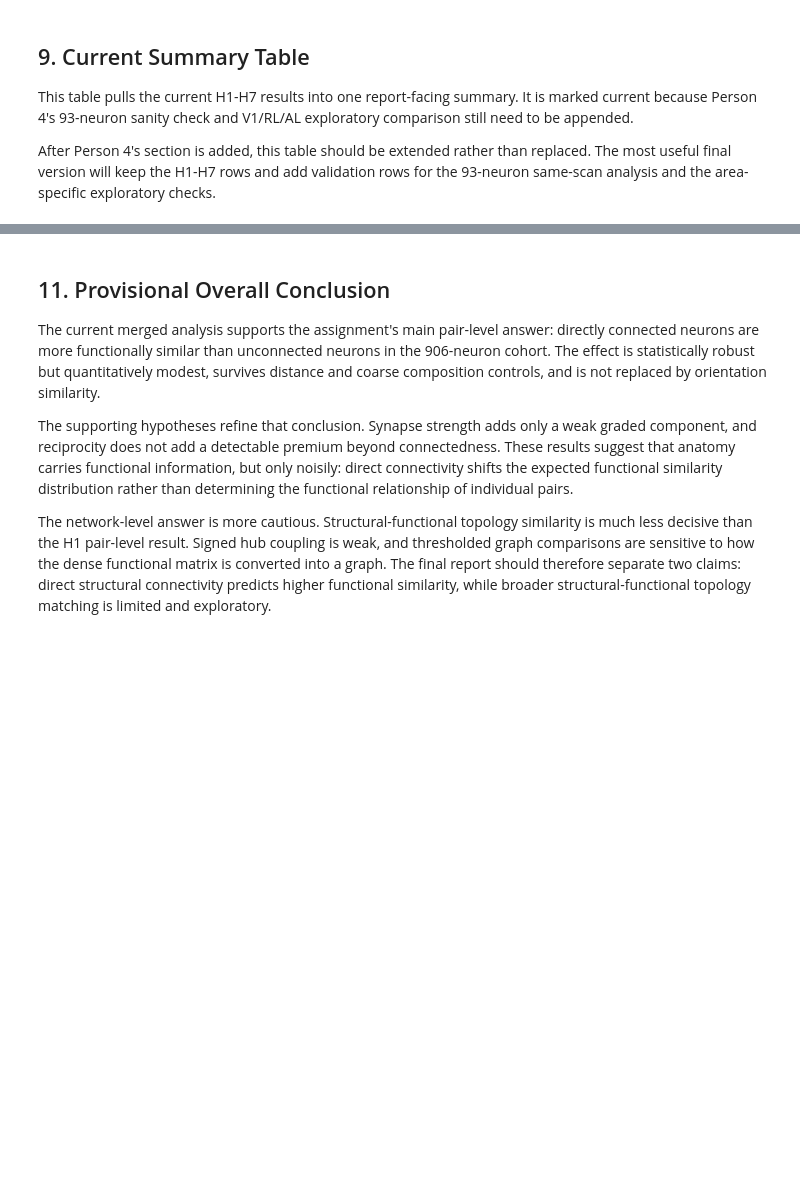
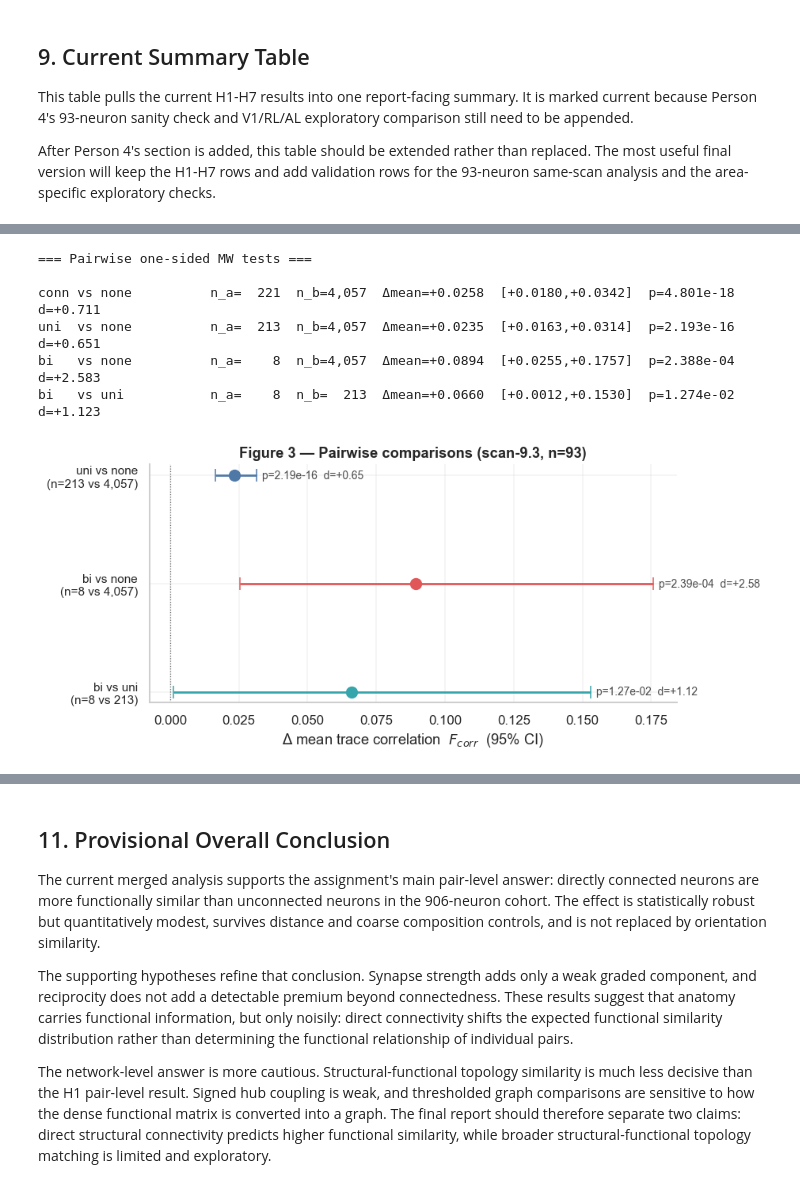
Before and after one commit to BCRLeo/Neuro, a Jupyter notebook: FINAL.ipynb, the cells around one changed output, grey strips where cells are left out. Cells and saved outputs as stored; diff of their text form; code cells hidden in the pictures; blank space fills up the shorter version.

```diff
--- a/FINAL.ipynb
+++ b/FINAL.ipynb
@@ -2178,0 +2504,36 @@ This section should be written as validation and scope extension. It should not
+# %%
+print('=== Pairwise one-sided MW tests ===\n')
+r1 = mw_row('conn vs none', f_conn, f_none)
+r2 = mw_row('uni  vs none', f_uni,  f_none)
+r3 = mw_row('bi   vs none', f_bi,   f_none)
+r4 = mw_row('bi   vs uni',  f_bi,   f_uni)
+for r in [r1, r2, r3, r4]:
+    print(f'{r["comparison"]:<20}  n_a={r["n_conn"]:>5,}  n_b={r["n_ctrl"]:>5,}  '
+          f'Δmean={r["mean_diff"]:+.4f}  [{r["ci_lo"]:+.4f},{r["ci_hi"]:+.4f}]  '
+          f'p={r["p_one_sided"]:.3e}  d={r["cohens_d"]:+.3f}')
+
+fig, ax = plt.subplots(figsize=(8.5, 3.8))
+results_pw = [r2, r3, r4]
+labels_pw  = ['uni vs none\n(n=213 vs 4,057)', 'bi vs none\n(n=8 vs 4,057)', 'bi vs uni\n(n=8 vs 213)']
+ypos = np.arange(len(results_pw))[::-1]
+for y_, r_, c_ in zip(ypos, results_pw, [PAL_CONN['uni'], PAL_CONN['bi'], RAMP_SEQ(0.65)]):
+    ax.errorbar(r_['mean_diff'], y_,
+                xerr=[[r_['mean_diff'] - r_['ci_lo']], [r_['ci_hi'] - r_['mean_diff']]],
+                fmt='o', color=c_, markersize=9, capsize=5, lw=1.8)
+    ax.text(r_['ci_hi'] + 0.002, y_, f"p={r_['p_one_sided']:.2e}  d={r_['cohens_d']:+.2f}",
+            va='center', fontsize=9, color='0.3')
+ax.axvline(0, color='0.4', lw=0.8, ls=':')
+ax.set_yticks(ypos); ax.set_yticklabels(labels_pw, fontsize=10)
+ax.set_xlabel('Δ mean trace correlation  $F_{corr}$  (95% CI)')
+ax.set_title('Figure 3 — Pairwise comparisons (scan-9.3, n=93)')
+plt.tight_layout(); plt.show()
+
+PAIRWISE_93 = [r1, r2, r3, r4]
+# %% [output]
+=== Pairwise one-sided MW tests ===
+
+conn vs none          n_a=  221  n_b=4,057  Δmean=+0.0258  [+0.0180,+0.0342]  p=4.801e-18  d=+0.711
+uni  vs none          n_a=  213  n_b=4,057  Δmean=+0.0235  [+0.0163,+0.0314]  p=2.193e-16  d=+0.651
+bi   vs none          n_a=    8  n_b=4,057  Δmean=+0.0894  [+0.0255,+0.1757]  p=2.388e-04  d=+2.583
+bi   vs uni           n_a=    8  n_b=  213  Δmean=+0.0660  [+0.0012,+0.1530]  p=1.274e-02  d=+1.123
+[figure, added]
```
Also changed, not shown: parts of 28 cells of this notebook, 1 other file.
